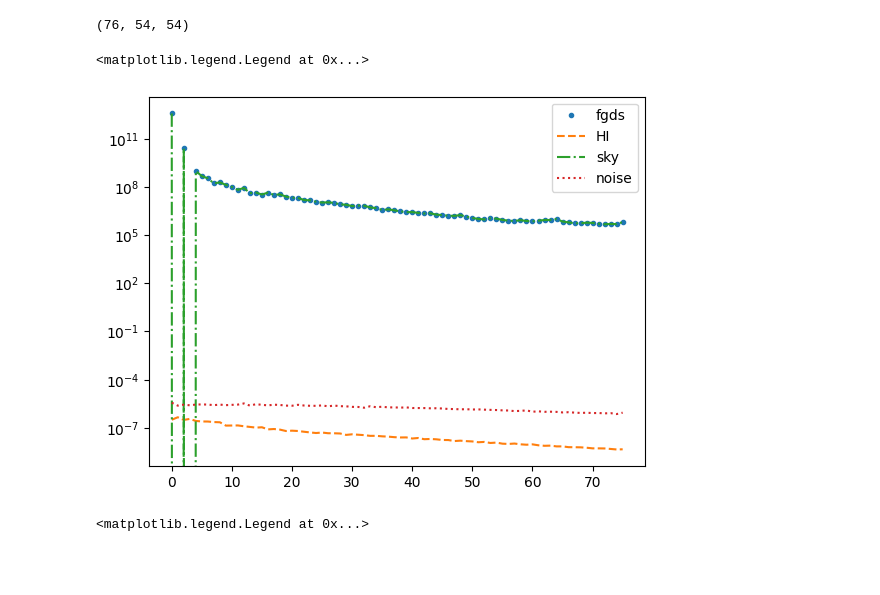
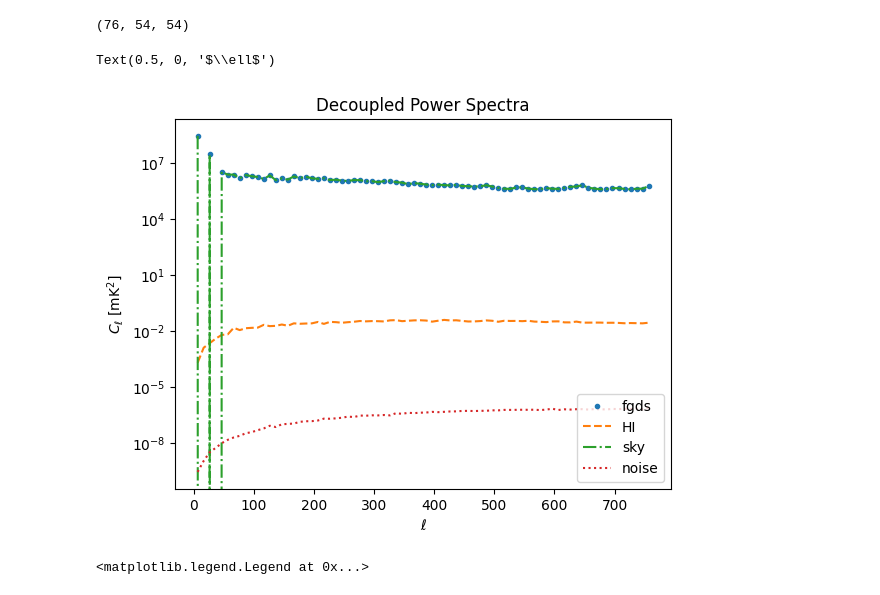
Before and after one commit to urwa99/SMICA_Paper, a Jupyter notebook: Notebooks_1/smica_test.ipynb, the cells around one changed output. Saved outputs shown, nothing was run; the diff lists cells and outputs as text; code cells hidden in the pictures; blank space fills up the shorter version.

Commit message:
changed input HI map, changed units to mK, changed noise levels

```diff
--- a/Notebooks_1/smica_test.ipynb
+++ b/Notebooks_1/smica_test.ipynb
@@ -34,9 +34,9 @@ hp.mollview(mask, title="mask", unit="mask")
 ff=np.load("/home/iloveorcas/MASS_Thesis/results_2/smoothed_ff_maps.npy")
 # sync=np.load("/home/iloveorcas/MASS_Thesis/results_2/sync_maps.npy")
 sync=np.load("/home/iloveorcas/MASS_Thesis/results_2/smoothed_sync_maps.npy")
-noise=np.load("/home/iloveorcas/MASS_Thesis/results_2/noise_nf.npy")[:-1]*1e3
+noise=np.load("/home/iloveorcas/MASS_Thesis/results_2/noise_nf.npy")[:-1]
 # %%
 # hi=np.load('/home/iloveorcas/MASS_Thesis/results_2/hi_maps.npy')
-hi_cl2=np.load('/home/iloveorcas/SMICA_Paper/Notebooks_1/cal_hi_cov.npy')
+hi_cl2=np.load('/home/iloveorcas/SMICA_Paper/Notebooks_1/cal_hi_cov_mK.npy')
 cl_hi = np.transpose(hi_cl2, (2, 0, 1))
-hi_maps= np.load("HI_map_cal.npy")
+hi_maps= np.load("/home/iloveorcas/MASS_Thesis/results_2/hi_maps_mK.npy")
@@ -69,6 +73,6 @@ r=3 #foreground model rank
 # n_bins=10
 bin_width=10
 
-fgds=ff+sync
-signal= fgds + hi_maps +noise
+fgds=(ff+sync)*1e-3 #mK
+signal= fgds + hi_maps[:-1] +noise
 # %%
@@ -201,19 +266,26 @@ plt.colorbar()
 dec_hi.shape
 # %% [output]
 (76, 54, 54)
+# %%
+norm=(leff*(leff+1))/2*np.pi
+ells=np.arange(0, lmax+1)
+norm2=(ells*(ells+1))/2*np.pi
 # %%
-plt.plot(dec_fgds[:,0,0], '.',label='fgds')
-plt.plot(dec_hi[:,0,0], '--', label='HI')
-plt.plot(dec_sky[:,0,0], '-.', label='sky')
-plt.plot(dec_noise[:,0,0], ':', label='noise')
+plt.plot(leff,norm*dec_fgds[:,0,0], '.',label='fgds')
+plt.plot(leff,norm*dec_hi[:,0,0], '--', label='HI')
+plt.plot(leff,norm*dec_sky[:,0,0], '-.', label='sky')
+plt.plot(leff,norm*dec_noise[:,0,0], ':', label='noise')
+# plt.plot(ells,cl_hi[2:,0,0]*norm2, label='hi cl unmasked')
 plt.yscale('log')
 # plt.plot( dec_fgds[5:,0,0]-dec_hi[5:,0,0], label='fgds - HI')
 # plt.loglog()
 plt.legend()
-#width 20
+plt.title('Decoupled Power Spectra')
+plt.ylabel(r'$C_\ell$ [mK$^2$]')
+plt.xlabel(r'$\ell$')
 # %% [output]
-<matplotlib.legend.Legend at 0x...>
+Text(0.5, 0, '$\\ell$')
-[figure, old version]
+[figure, new version]
 # %%
 # plt.plot(leff,dec_fgds[:,0,0], '.',label='fgds')
 # plt.plot(leff,dec_hi[:,0,0], '--', label='HI')
```
Also changed, not shown: parts of 28 cells of this notebook.
